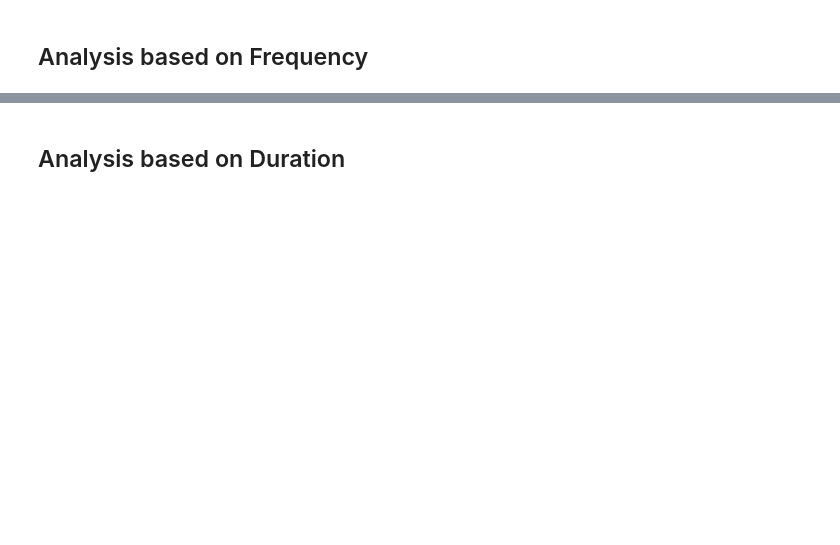
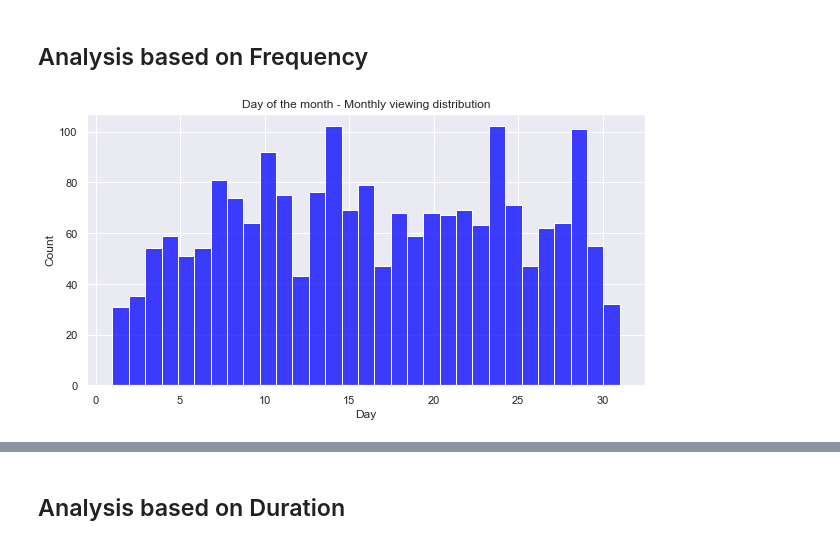
Before and after one commit to iamkish0re/Netflix_Analysis, a Jupyter notebook: Netflix_Analysis.ipynb, the cells around one changed output, grey strips where cells are left out. Cells and saved outputs as stored; diff of their text form; code cells hidden in the pictures; blank space fills up the shorter version.

```diff
--- a/Netflix_Analysis.ipynb
+++ b/Netflix_Analysis.ipynb
@@ -66,9 +66,9 @@ memory usage: 94.4+ KB
 # %%
 df_my_activity['Duration_Seconds'] = df_my_activity['Duration'].str.split(':').apply(lambda x: int(x[0])*3600 + int(x[1])*60 + int(x[2]))
 # %%
-df_my_activity = df_my_activity.rename(columns = {'Start Time':'c'})
+df_my_activity = df_my_activity.rename(columns = {'Start Time':'Date'})
 # %%
-df_my_activity['Start Time'] = pd.to_datetime(df_my_activity['Start Time'])
+df_my_activity['Date'] = pd.to_datetime(df_my_activity['Date'])
 df_my_activity['Duration'] = pd.to_timedelta(df_my_activity['Duration'])
 # %%
 df_my_activity.dtypes
@@ -93,10 +118,18 @@ df_my_activity.head(1)
 # %% [markdown]
 ## Analysis based on Frequency
+# %%
+figsize_tuple = (10, 5)
+font = {'family': 'serif',
+        'color': '#004466',
+        'weight': 'normal',
+        'size': 15}
 # %%
-plt.figure(figsize=(10,5))
+plt.figure(figsize = figsize_tuple)
 plt.title("Day of the month - Monthly viewing distribution")
 ax = sns.histplot(df_my_activity['Day'],
                   bins=31,
                   color="blue")
 plt.show()
+# %% [output]
+[figure, added]
 # %%
```
Also changed, not shown: parts of 15 cells of this notebook.
